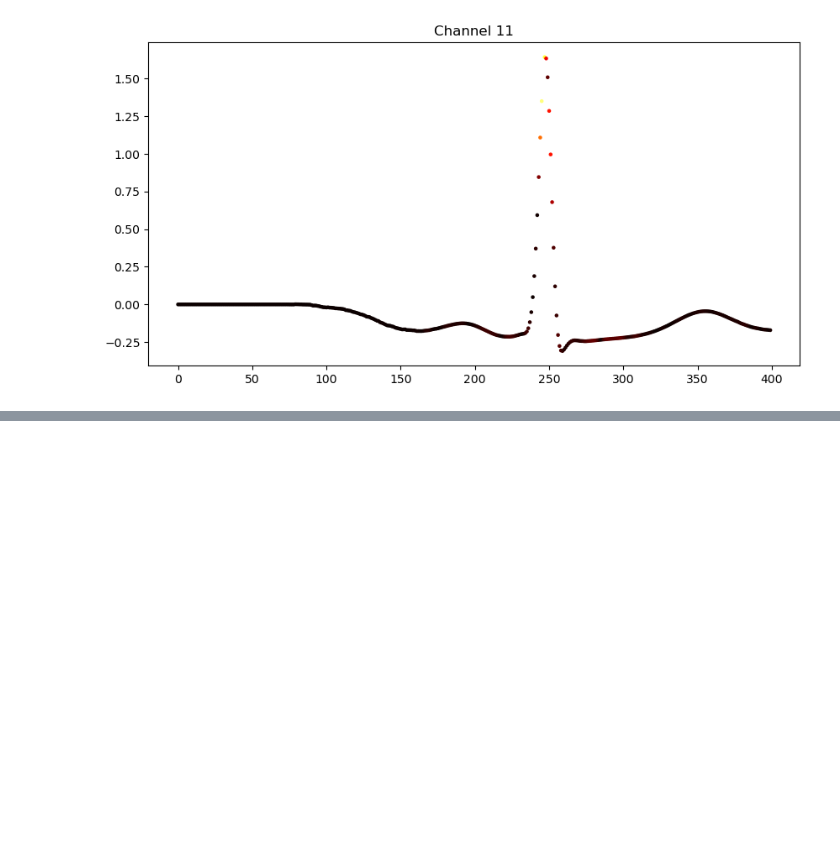
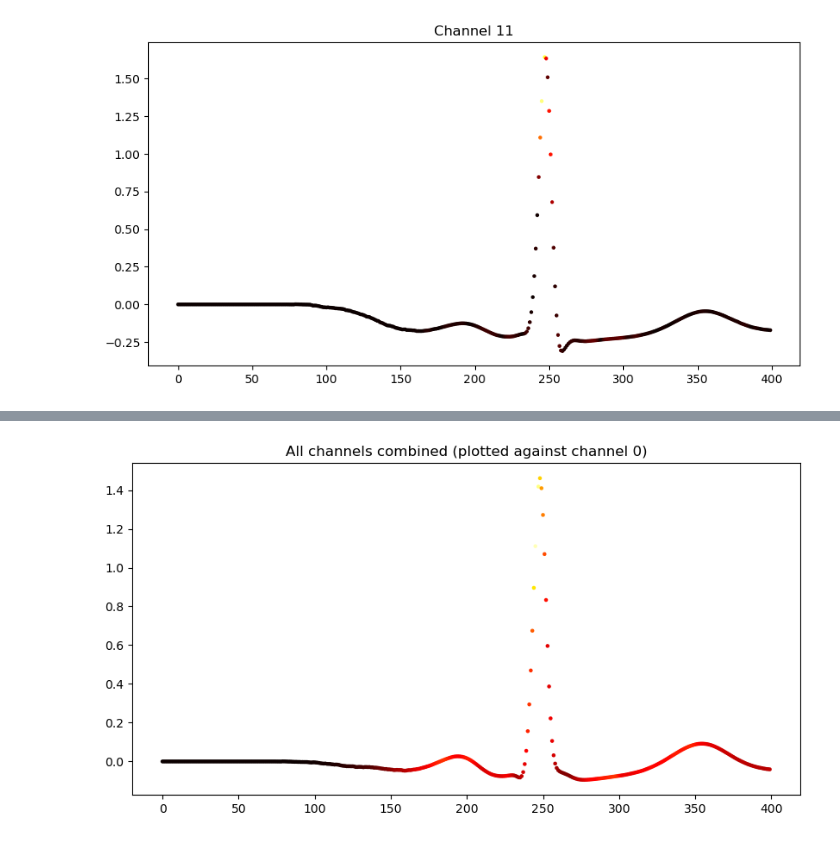
Before and after one commit to sanhitamj/ecg_unravel, a Jupyter notebook: notebooks/integrated_gradients.ipynb, the cells around one changed output, grey strips where cells are left out. Cells and saved outputs as stored; diff of their text form; code cells hidden in the pictures; blank space fills up the shorter version.

```diff
--- a/notebooks/integrated_gradients.ipynb
+++ b/notebooks/integrated_gradients.ipynb
@@ -169,0 +194,14 @@ for chan in range(12):
+# %%
+# Finally, average across all channels to get a single image.
+attributions_combined_channel = attributions_avg.mean(axis=0)
+# %%
+colors = attributions_combined_channel[1800:2200]
+colors = colors / max(colors)
+plt.figure(figsize=(10, 5))
+plt.scatter(np.arange(400), one_beat_avg[1800:2200, 0],
+            color=cm.hot(colors),
+            s=5)
+plt.title("All channels combined (plotted against channel 0)")
+plt.show()
+# %% [output]
+[figure, added]
```
Also changed, not shown: parts of 10 cells of this notebook.
